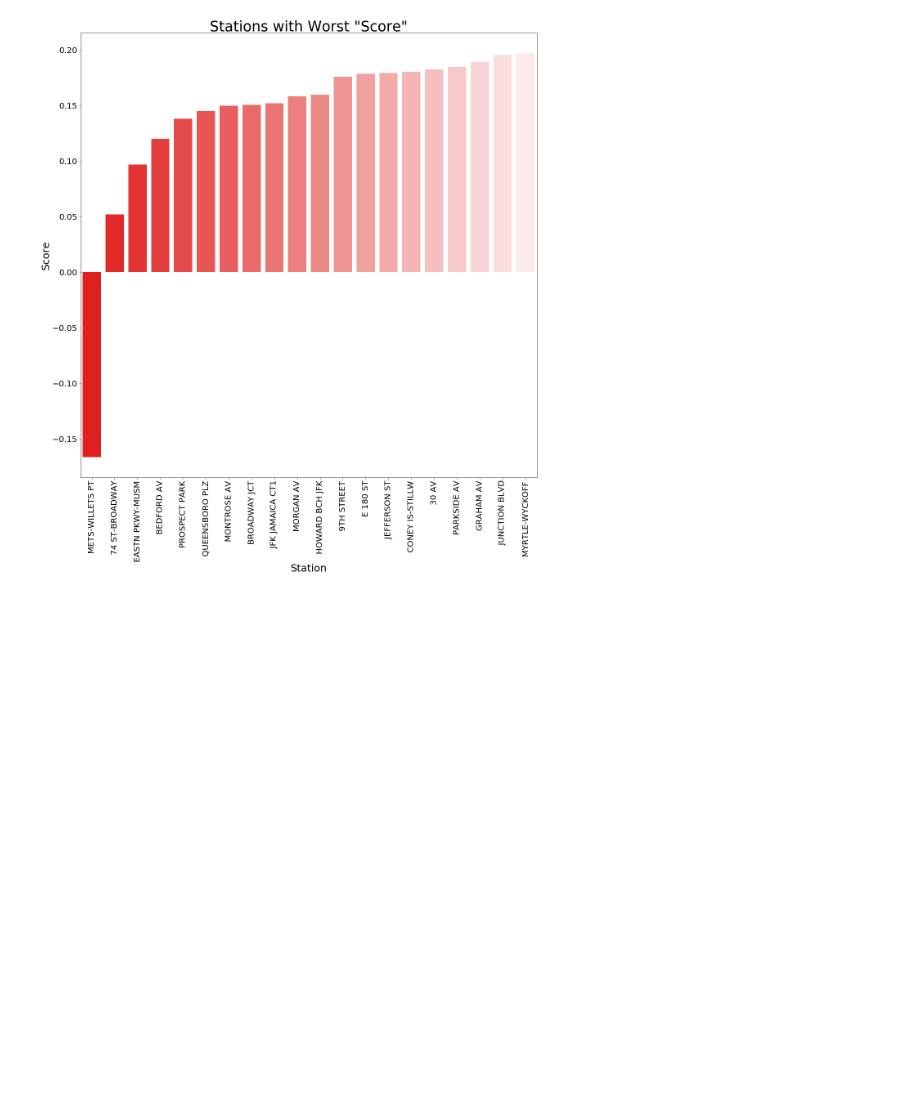
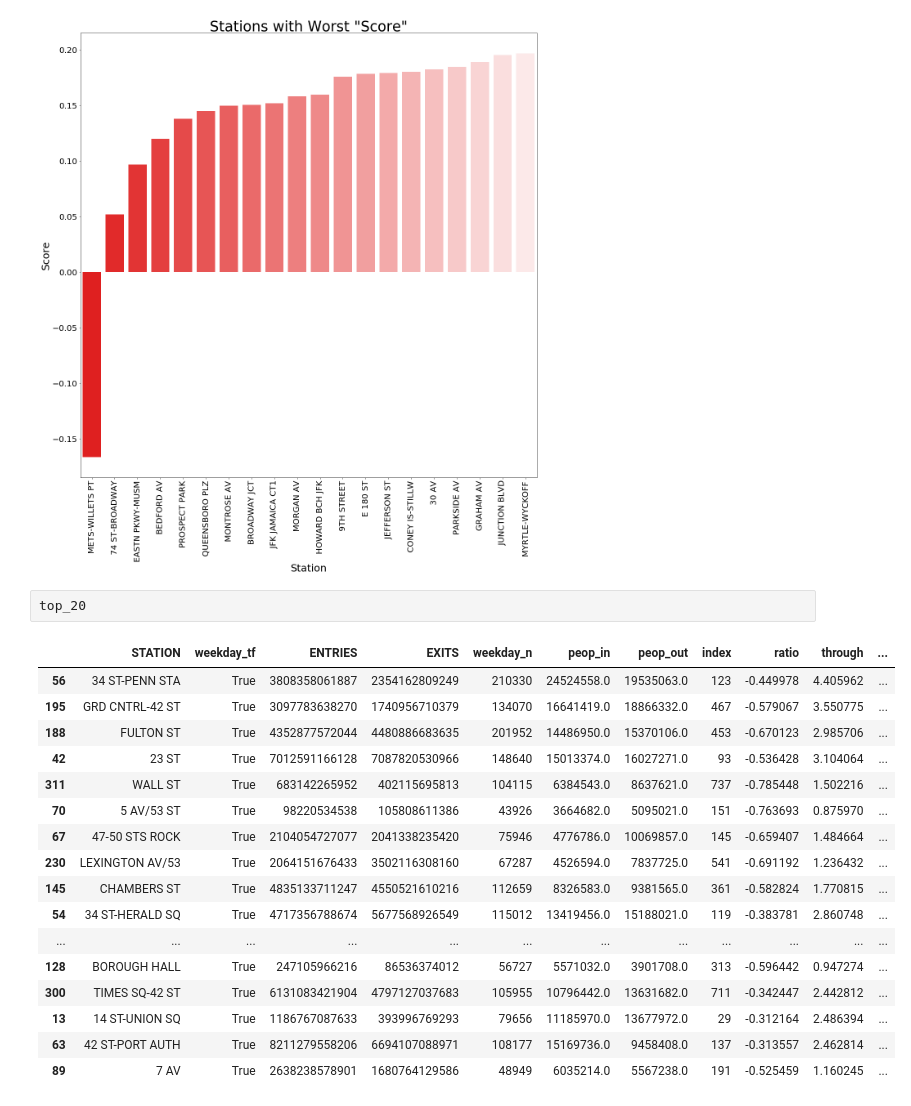
Before and after one commit to marenhamilton/MTA-Project, a Jupyter notebook: MTA_ratios.ipynb, the cells around one changed output. Saved outputs shown, nothing was run; the diff lists cells and outputs as text; blank space fills up the shorter version.

```diff
--- a/MTA_ratios.ipynb
+++ b/MTA_ratios.ipynb
@@ -280,3 +280,23 @@ plt.ylabel('Score',fontsize = 25)
 plt.savefig('final_b_20.svg',format='svg');
 # %% [output]
 [figure]
+# %%
+top_20
+# %% [output]
+|  | STATION | weekday_tf | ENTRIES | EXITS | weekday_n | peop_in | peop_out | index | ratio | through | ... |
+| 56 | 34 ST-PENN STA | True | 3808358061887 | 2354162809249 | 210330 | 24524558.0 | 19535063.0 | 123 | -0.449978 | 4.405962 | ... |
+| 195 | GRD CNTRL-42 ST | True | 3097783638270 | 1740956710379 | 134070 | 16641419.0 | 18866332.0 | 467 | -0.579067 | 3.550775 | ... |
+| 188 | FULTON ST | True | 4352877572044 | 4480886683635 | 201952 | 14486950.0 | 15370106.0 | 453 | -0.670123 | 2.985706 | ... |
+| 42 | 23 ST | True | 7012591166128 | 7087820530966 | 148640 | 15013374.0 | 16027271.0 | 93 | -0.536428 | 3.104064 | ... |
+| 311 | WALL ST | True | 683142265952 | 402115695813 | 104115 | 6384543.0 | 8637621.0 | 737 | -0.785448 | 1.502216 | ... |
+| 70 | 5 AV/53 ST | True | 98220534538 | 105808611386 | 43926 | 3664682.0 | 5095021.0 | 151 | -0.763693 | 0.875970 | ... |
+| 67 | 47-50 STS ROCK | True | 2104054727077 | 2041338235420 | 75946 | 4776786.0 | 10069857.0 | 145 | -0.659407 | 1.484664 | ... |
+| 230 | LEXINGTON AV/53 | True | 2064151676433 | 3502116308160 | 67287 | 4526594.0 | 7837725.0 | 541 | -0.691192 | 1.236432 | ... |
+| 145 | CHAMBERS ST | True | 4835133711247 | 4550521610216 | 112659 | 8326583.0 | 9381565.0 | 361 | -0.582824 | 1.770815 | ... |
+| 54 | 34 ST-HERALD SQ | True | 4717356788674 | 5677568926549 | 115012 | 13419456.0 | 15188021.0 | 119 | -0.383781 | 2.860748 | ... |
+| ... | ... | ... | ... | ... | ... | ... | ... | ... | ... | ... | ... |
+| 128 | BOROUGH HALL | True | 247105966216 | 86536374012 | 56727 | 5571032.0 | 3901708.0 | 313 | -0.596442 | 0.947274 | ... |
+| 300 | TIMES SQ-42 ST | True | 6131083421904 | 4797127037683 | 105955 | 10796442.0 | 13631682.0 | 711 | -0.342447 | 2.442812 | ... |
+| 13 | 14 ST-UNION SQ | True | 1186767087633 | 393996769293 | 79656 | 11185970.0 | 13677972.0 | 29 | -0.312164 | 2.486394 | ... |
+| 63 | 42 ST-PORT AUTH | True | 8211279558206 | 6694107088971 | 108177 | 15169736.0 | 9458408.0 | 137 | -0.313557 | 2.462814 | ... |
+| 89 | 7 AV | True | 2638238578901 | 1680764129586 | 48949 | 6035214.0 | 5567238.0 | 191 | -0.525459 | 1.160245 | ... |
```
